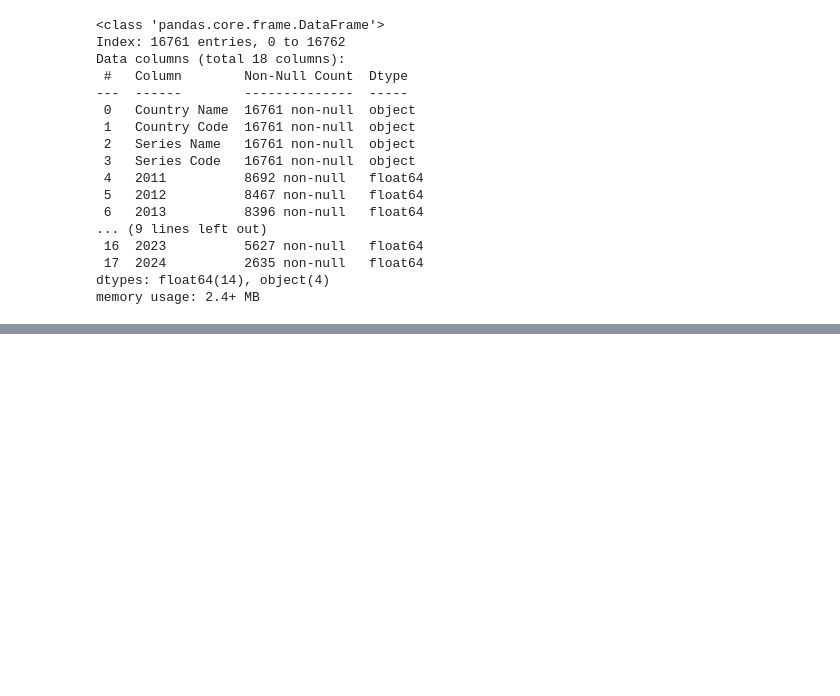
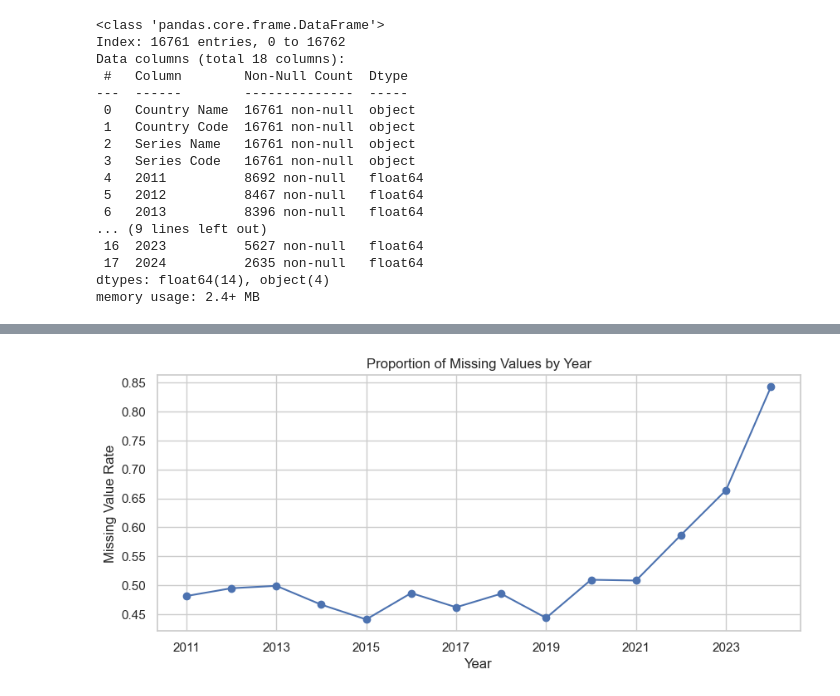
Before and after one commit to berkay-eren/setu-datamining-assignment2, a Jupyter notebook: BerkayEren-20115725-CA2.ipynb, the cells around one changed output, grey strips where cells are left out. Cells and saved outputs as stored; diff of their text form; code cells hidden in the pictures; blank space fills up the shorter version.

```diff
--- a/BerkayEren-20115725-CA2.ipynb
+++ b/BerkayEren-20115725-CA2.ipynb
@@ -255,0 +268,10 @@ At this point, the dataset is still in long format, but it is clean enough to an
+# %%
+missing_by_year = wb_clean[year_cols].isna().mean().sort_index()
+plt.figure(figsize=(10,4))
+missing_by_year.plot(marker="o")
+plt.title("Proportion of Missing Values by Year")
+plt.xlabel("Year")
+plt.ylabel("Missing Value Rate")
+plt.show()
+# %% [output]
+[figure, added]
```
Also changed, not shown: parts of 8 cells of this notebook.
